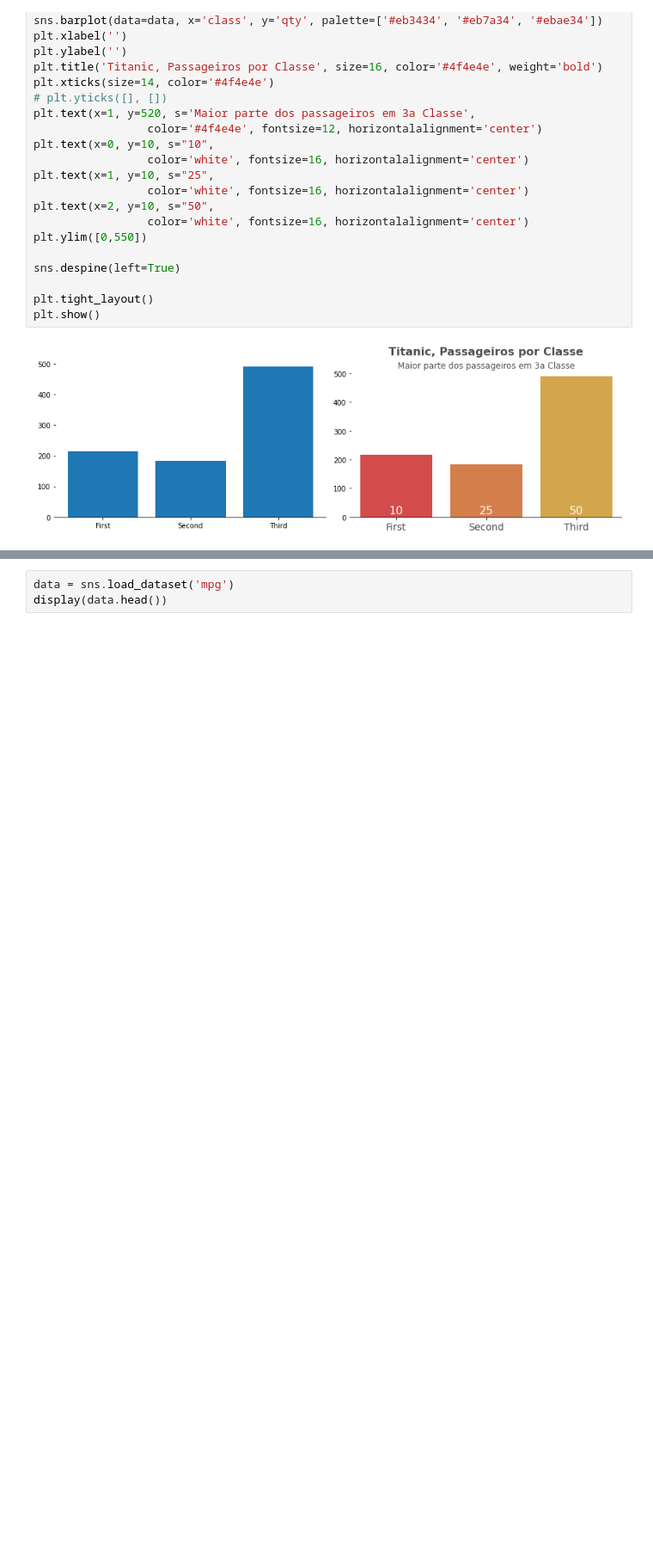
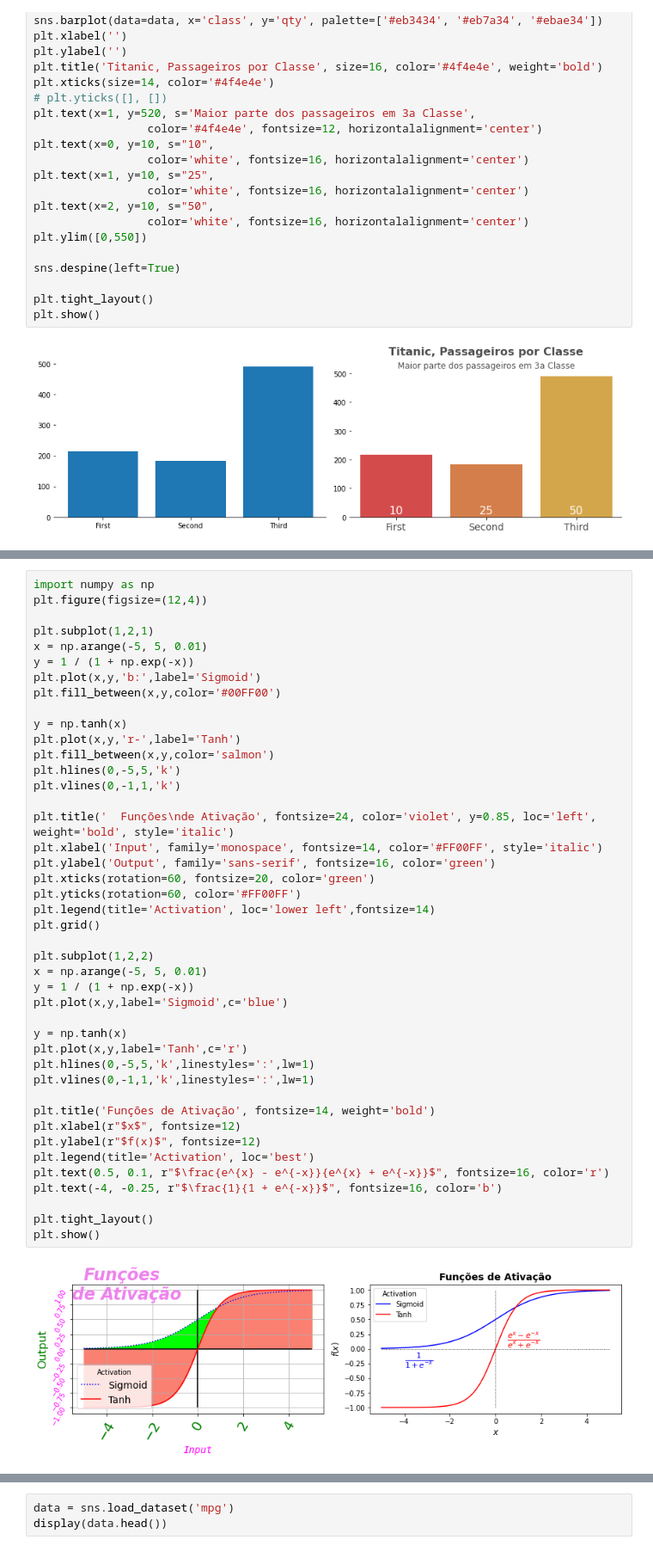
Before and after one commit to Rogerio-mack/Visualizacao-de-Dados-em-Python, a Jupyter notebook: c7_parte_1.ipynb, the cells around one changed output, grey strips where cells are left out. Shown at 86% size. Drawn from its saved outputs; the diff is of its cells as text; blank space fills up the shorter version.

```diff
--- a/c7_parte_1.ipynb
+++ b/c7_parte_1.ipynb
@@ -129,0 +144,45 @@ Mas, se por um lado é difícil definir um bom design, claramente levam a design
+# %%
+import numpy as np
+plt.figure(figsize=(12,4))
+
+plt.subplot(1,2,1)
+x = np.arange(-5, 5, 0.01)
+y = 1 / (1 + np.exp(-x))
+plt.plot(x,y,'b:',label='Sigmoid')
+plt.fill_between(x,y,color='#00FF00')
+
+y = np.tanh(x)
+plt.plot(x,y,'r-',label='Tanh')
+plt.fill_between(x,y,color='salmon')
+plt.hlines(0,-5,5,'k')
+plt.vlines(0,-1,1,'k')
+
+plt.title('  Funções\nde Ativação', fontsize=24, color='violet', y=0.85, loc='left', weight='bold', style='italic')
+plt.xlabel('Input', family='monospace', fontsize=14, color='#FF00FF', style='italic')
+plt.ylabel('Output', family='sans-serif', fontsize=16, color='green')
+plt.xticks(rotation=60, fontsize=20, color='green')
+plt.yticks(rotation=60, color='#FF00FF')
+plt.legend(title='Activation', loc='lower left',fontsize=14)
+plt.grid()
+
+plt.subplot(1,2,2)
+x = np.arange(-5, 5, 0.01)
+y = 1 / (1 + np.exp(-x))
+plt.plot(x,y,label='Sigmoid',c='blue')
+
+y = np.tanh(x)
+plt.plot(x,y,label='Tanh',c='r')
+plt.hlines(0,-5,5,'k',linestyles=':',lw=1)
+plt.vlines(0,-1,1,'k',linestyles=':',lw=1)
+
+plt.title('Funções de Ativação', fontsize=14, weight='bold')
+plt.xlabel(r"$x$", fontsize=12)
+plt.ylabel(r"$f(x)$", fontsize=12)
+plt.legend(title='Activation', loc='best')
+plt.text(0.5, 0.1, r"$\frac{e^{x} - e^{-x}}{e^{x} + e^{-x}}$", fontsize=16, color='r')
+plt.text(-4, -0.25, r"$\frac{1}{1 + e^{-x}}$", fontsize=16, color='b')
+
+plt.tight_layout()
+plt.show()
+# %% [output]
+[figure, added]
```
Also changed, not shown: parts of 31 cells of this notebook.
